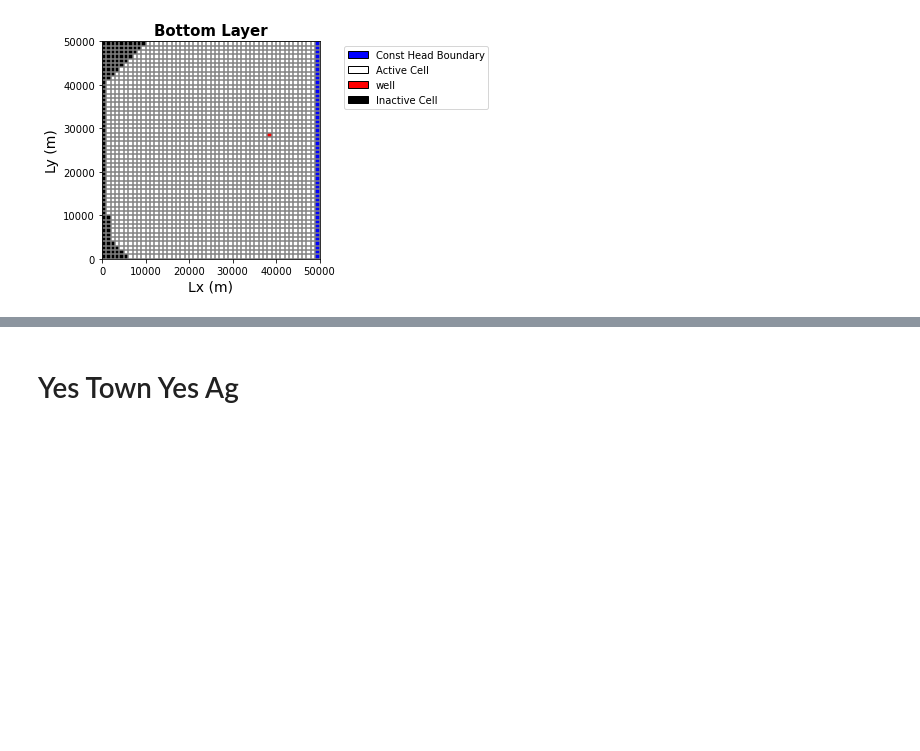
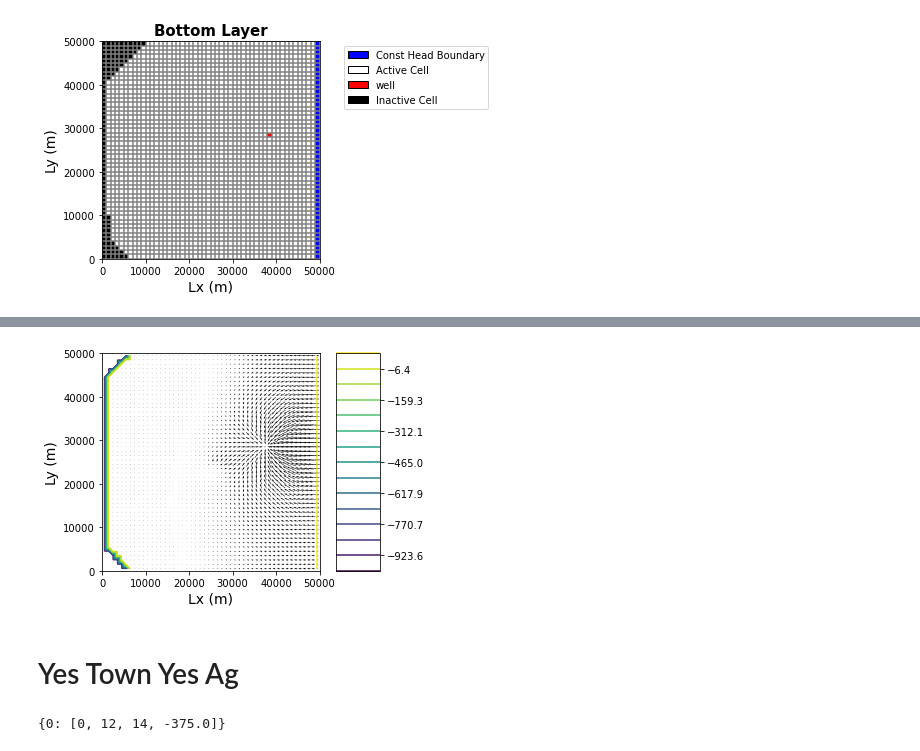
Before and after one commit to GW-modelling-Spring2022/homework-hsiehdf, a Jupyter notebook: Working/HW12_WatershedModel/BigChallenge.ipynb, the cells around one changed output, grey strips where cells are left out. Saved outputs shown, nothing was run; the diff lists cells and outputs as text; code cells hidden in the pictures; blank space fills up the shorter version.

```diff
--- a/Working/HW12_WatershedModel/BigChallenge.ipynb
+++ b/Working/HW12_WatershedModel/BigChallenge.ipynb
@@ -559,3 +646,34 @@ plt.show(modelmap)
+# %%
+#####################################################################
+# Reading budget and head output files
+budgobj1 = bf.CellBudgetFile("YTNA_model"+'.cbc')   #reads the cell budget file
+#print(budgobj1.get_unique_record_names())
+frf = budgobj1.get_data(text='flow right face', totim=1.0) #returns an array of flow rates for right face of cells
+fff = budgobj1.get_data(text='flow front face', totim=1.0) #returns an array of flow rates for front face of cells
+leak = budgobj1.get_data(text='STREAM LEAKAGE', totim=1.0)
+
+str_outflow = budgobj1.get_data(text='STREAM FLOW OUT', totim=1.0)
+ch_flow = budgobj1.get_data(text='CONSTANT HEAD', totim=1.0)
+
+headobj = flopy.utils.binaryfile.HeadFile("YTNA_model"+'.hds')
+head = headobj.get_data(totim=1.0)
+
+#####################################################################
+# Plotting heads and flow arrows
+plt.figure()
+modelmap = flopy.plot.PlotMapView(model=m2, layer=0) #use modelmap to attach plot to model
+# grid = modelmap.plot_grid() #plot model grid
+contour_levels = np.linspace(head[0].min(),head[0].max(),15) #set contour levels for contouring head
+head_contours = modelmap.contour_array(head, levels=contour_levels) #create head contours
+flows = modelmap.plot_discharge(frf[0], fff[0], head=head) #create discharge arrows
+#display parameters
+plt.xlabel('Lx (m)',fontsize = 14)
+plt.ylabel('Ly (m)',fontsize = 14)
+#plt.title('Steady-State Pumping, Flow(f^3/d) and Head(m) Results', fontsize = 15, fontweight = 'bold')
+plt.colorbar(head_contours, aspect=5)
+plt.show(modelmap)
+# %% [output]
+[figure, added]
 # %% [markdown]
 # Yes Town Yes Ag
 # %%
@@ -576,7 +694,7 @@ bas = flopy.modflow.ModflowBas(m3, ibound=ibound, strt=H_init)
 
 #Layer properties - lpf
 lpf = flopy.modflow.ModflowLpf(m3, laytyp=uncnf, hk=K_horiz,
-                               vka=K_vert, ss=ss,
+                               vka=K_vert, ss=Ss,
                                sy=Sy,storagecoefficient=True, ipakcb=53)
 
 
@@ -585,7 +703,7 @@ rech_zone = np.zeros((nrow,ncol))
 rech_zone[:,0:16]=recharge
 recharge_farm = 0.2*6e-3
 rech_zone[21:23,19:21] = recharge_farm
-#rch = flopy.modflow.mfrch.ModflowRch(model=m3, rech=rech_zone, ipakcb=53)  #create rch object
+rch = flopy.modflow.mfrch.ModflowRch(model=m3, rech=rech_zone, ipakcb=53)  #create rch object
 
 
 #ET
@@ -614,10 +732,14 @@ Q_in1 = -1500                       # Volumetric flux from the well in units of
 fluxes1 = [2,21,28,Q_in1]
 
 # Ag well
-Q_in2 = 6e-3 + (6e-3*0.20) + (6e-3*0.3) #-0.003*(1/8)
+Q_in2 = (1/8) * -3000
 fluxes2 = [0,12,14,Q_in2]
 sp_fluxes = {0: fluxes1, 0: fluxes2}
 wel = flopy.modflow.ModflowWel(model=m3, stress_period_data=sp_fluxes)
+
+print (sp_fluxes)
+# %% [output]
+{0: [0, 12, 14, -375.0]}
 # %%
 #Setup the stream characteristics
 return_loc = 25
```
Also changed, not shown: parts of 32 cells of this notebook, 2 other files.
